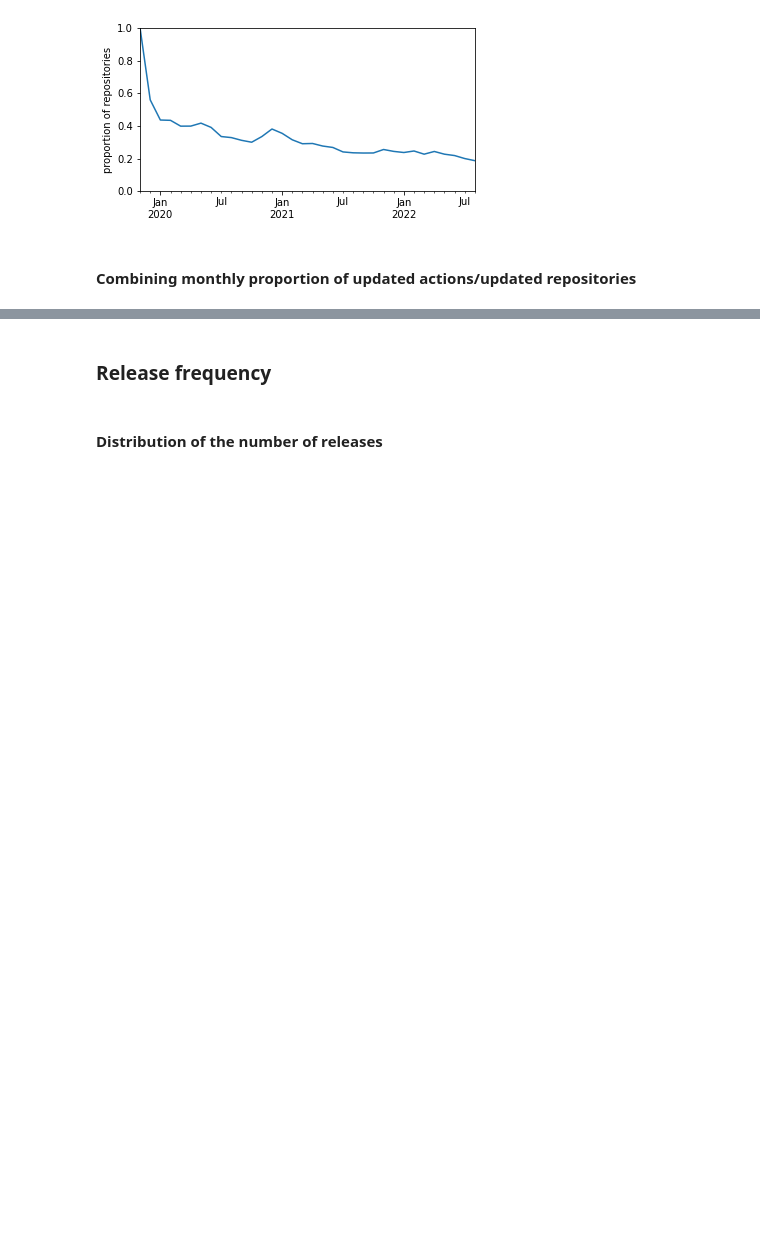
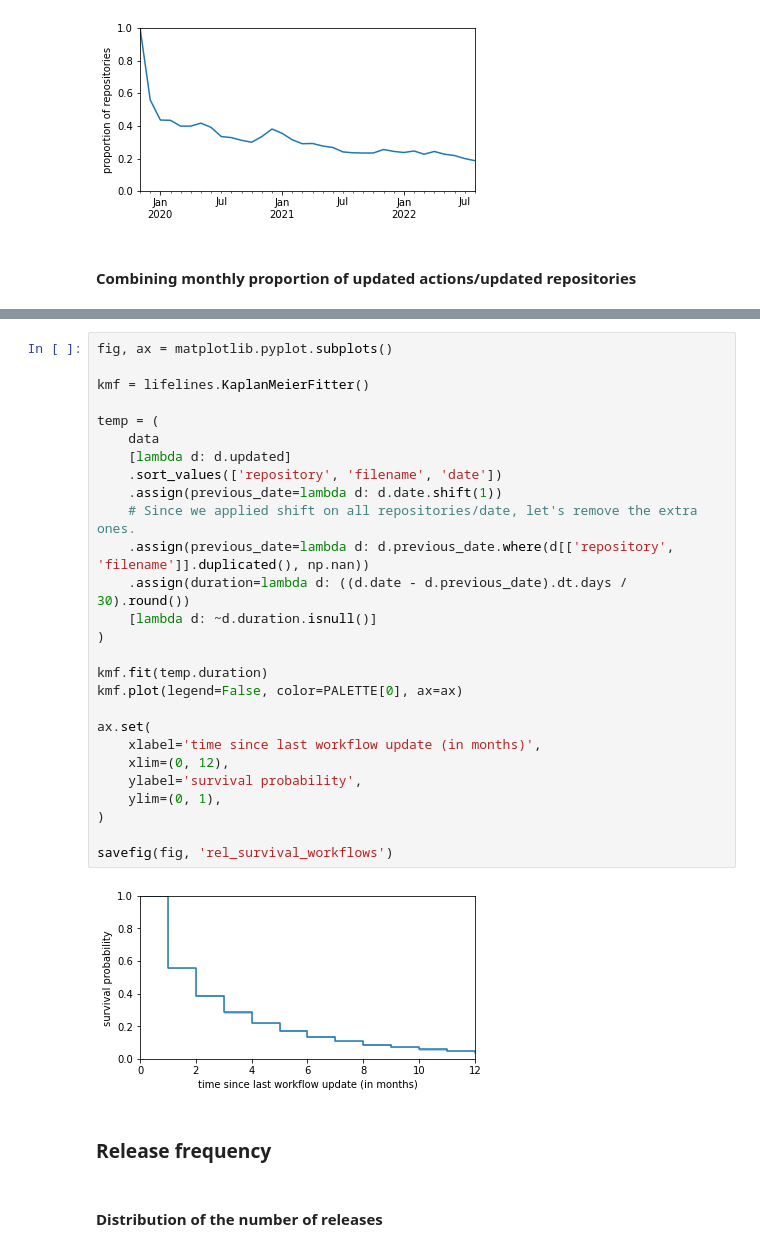
Before and after one commit to AlexandreDecan/secos-ghalag, a Jupyter notebook: notebooks/Release frequency.ipynb, the cells around one changed output, grey strips where cells are left out. Cells and saved outputs as stored; diff of their text form; blank space fills up the shorter version.

Commit message:
Time between workflow updates

```diff
--- a/notebooks/Release frequency.ipynb
+++ b/notebooks/Release frequency.ipynb
@@ -331,3 +319,32 @@ savefig(fig, 'prop_updated_both')
+# %%
+fig, ax = matplotlib.pyplot.subplots()
+
+kmf = lifelines.KaplanMeierFitter()
+
+temp = (
+    data
+    [lambda d: d.updated]
+    .sort_values(['repository', 'filename', 'date'])
+    .assign(previous_date=lambda d: d.date.shift(1))
+    # Since we applied shift on all repositories/date, let's remove the extra ones.
+    .assign(previous_date=lambda d: d.previous_date.where(d[['repository', 'filename']].duplicated(), np.nan))
+    .assign(duration=lambda d: ((d.date - d.previous_date).dt.days / 30).round())
+    [lambda d: ~d.duration.isnull()]
+)
+
+kmf.fit(temp.duration)
+kmf.plot(legend=False, color=PALETTE[0], ax=ax)
+
+ax.set(
+    xlabel='time since last workflow update (in months)',
+    xlim=(0, 12),
+    ylabel='survival probability',
+    ylim=(0, 1),
+)
+
+savefig(fig, 'rel_survival_workflows')
+# %% [output]
+[figure, added]
 # %% [markdown]
 ### Release frequency
 # %% [markdown]
```
Also changed, not shown: parts of 8 cells of this notebook, 1 other file.
